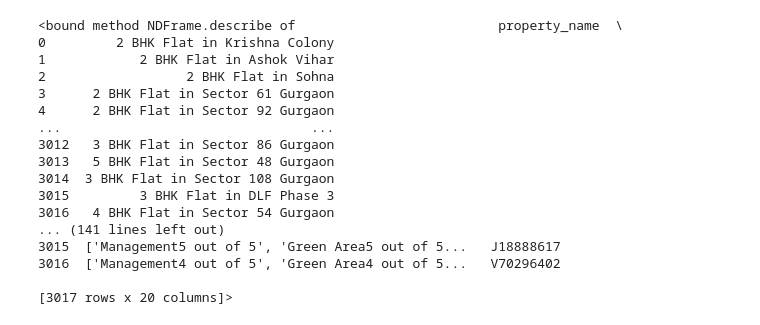
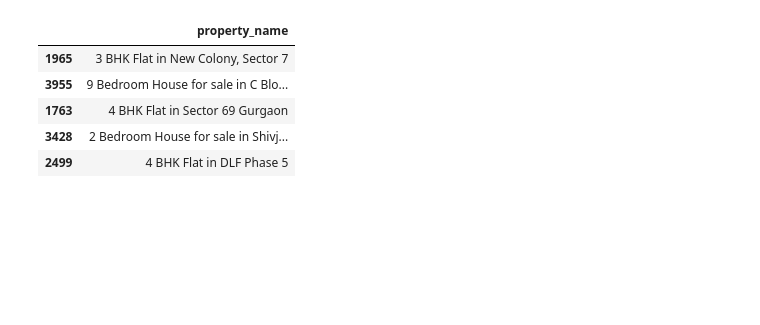
Before and after one commit to 2022BCD0052/Real-Estate-Project, a Jupyter notebook: index.ipynb, the cells around one changed output. Cells and saved outputs as stored; diff of their text form; code cells hidden in the pictures; blank space fills up the shorter version.

```diff
--- a/index.ipynb
+++ b/index.ipynb
@@ -15,20 +75,9 @@ df.head()
-# %%
-df.describe
-# %% [output]
-<bound method NDFrame.describe of                          property_name  \
-0         2 BHK Flat in Krishna Colony
-1            2 BHK Flat in Ashok Vihar
-2                  2 BHK Flat in Sohna
-3      2 BHK Flat in Sector 61 Gurgaon
-4      2 BHK Flat in Sector 92 Gurgaon
-...                                ...
-3012   3 BHK Flat in Sector 86 Gurgaon
-3013   5 BHK Flat in Sector 48 Gurgaon
-3014  3 BHK Flat in Sector 108 Gurgaon
-3015         3 BHK Flat in DLF Phase 3
-3016   4 BHK Flat in Sector 54 Gurgaon
-... (141 lines left out)
-3015  ['Management5 out of 5', 'Green Area5 out of 5...   J18888617
-3016  ['Management4 out of 5', 'Green Area4 out of 5...   V70296402
-
-[3017 rows x 20 columns]>
+# %%
+df.sample(5)[['property_name']]
+# %% [output]
+|  | property_name |
+| 1965 | 3 BHK Flat in New Colony, Sector 7 |
+| 3955 | 9 Bedroom House for sale in C Blo... |
+| 1763 | 4 BHK Flat in Sector 69 Gurgaon |
+| 3428 | 2 Bedroom House for sale in Shivj... |
+| 2499 | 4 BHK Flat in DLF Phase 5 |
```
Also changed, not shown: parts of 20 cells of this notebook, 1 other file.
